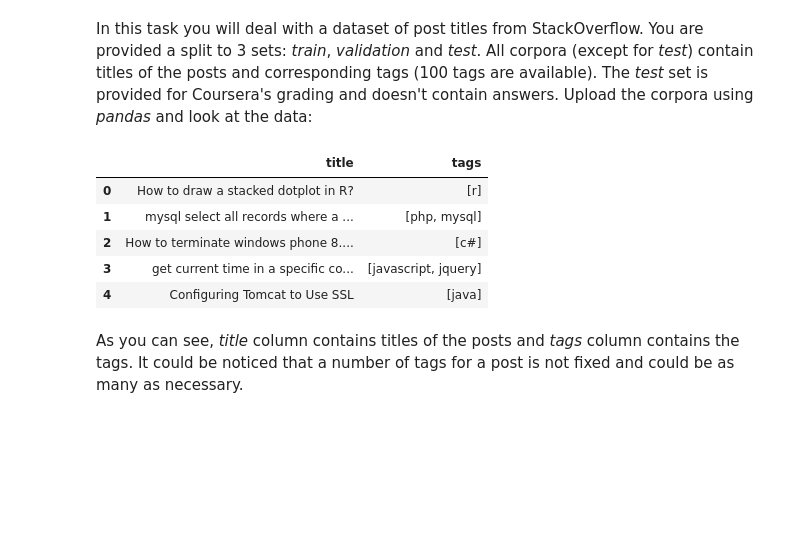
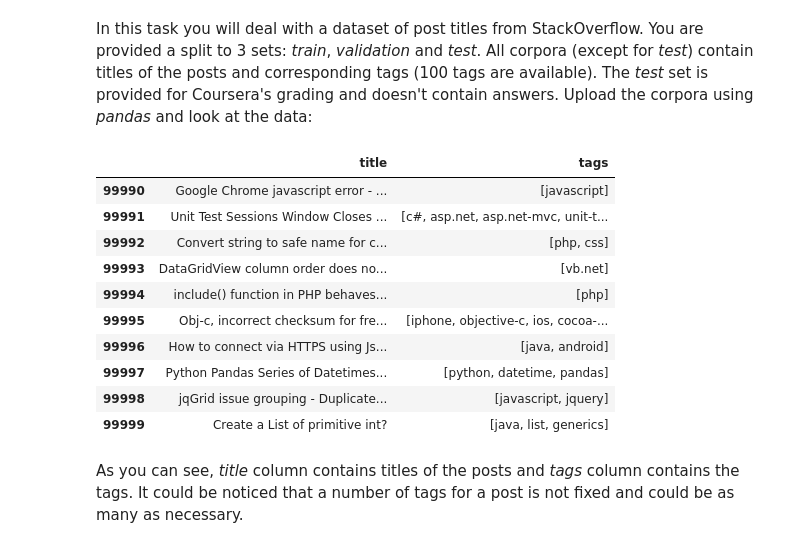
Before and after one commit to AissatouPaye/natural-language-processing, a Jupyter notebook: week1/week1-MultilabelClassification.ipynb, the cells around one changed output. Saved outputs shown, nothing was run; the diff lists cells and outputs as text; code cells hidden in the pictures; blank space fills up the shorter version.

```diff
--- a/week1/week1-MultilabelClassification.ipynb
+++ b/week1/week1-MultilabelClassification.ipynb
@@ -54,15 +62,20 @@ def read_data(filename):
 train = read_data('data/train.tsv')
 validation = read_data('data/validation.tsv')
 test = pd.read_csv('data/test.tsv', sep='\t')
-# %%
-train.head()
-# %% [output]
-|  | title | tags |
-| 0 | How to draw a stacked dotplot in R? | [r] |
-| 1 | mysql select all records where a ... | [php, mysql] |
-| 2 | How to terminate windows phone 8.... | [c#] |
-| 3 | get current time in a specific co... | [javascript, jquery] |
-| 4 | Configuring Tomcat to Use SSL | [java] |
+# %%
+train.tail(10)
+# %% [output]
+|  | title | tags |
+| 99990 | Google Chrome javascript error - ... | [javascript] |
+| 99991 | Unit Test Sessions Window Closes ... | [c#, asp.net, asp.net-mvc, unit-t... |
+| 99992 | Convert string to safe name for c... | [php, css] |
+| 99993 | DataGridView column order does no... | [vb.net] |
+| 99994 | include() function in PHP behaves... | [php] |
+| 99995 | Obj-c, incorrect checksum for fre... | [iphone, objective-c, ios, cocoa-... |
+| 99996 | How to connect via HTTPS using Js... | [java, android] |
+| 99997 | Python Pandas Series of Datetimes... | [python, datetime, pandas] |
+| 99998 | jqGrid issue grouping - Duplicate... | [javascript, jquery] |
+| 99999 | Create a List of primitive int? | [java, list, generics] |
 # %% [markdown]
 As you can see, *title* column contains titles of the posts and *tags* column contains the tags. It could be noticed that a number of tags for a post is not fixed and could be as many as necessary.
 # %% [markdown]
```
Also changed, not shown: parts of 5 cells of this notebook.
